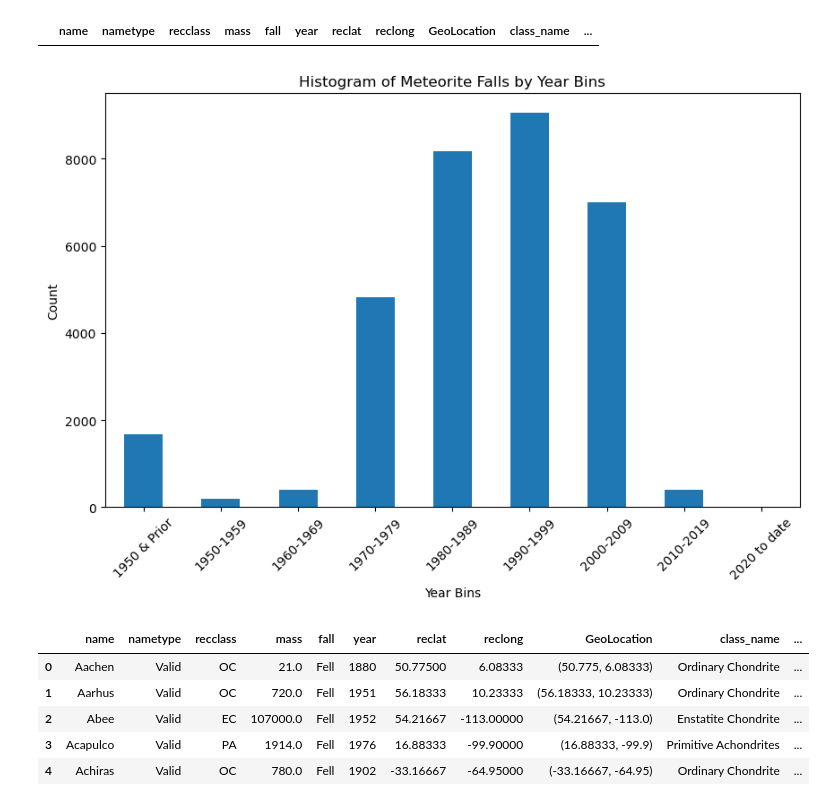
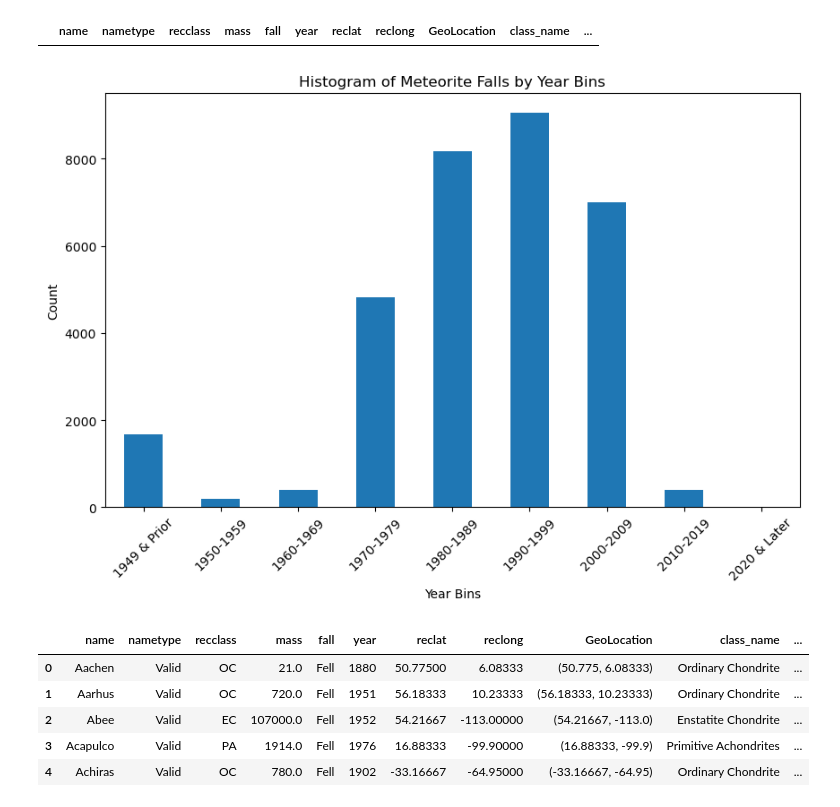
Before and after one commit to onemanlutta/Visualization-GeoJson-Leaflet-Plotly-Project, a Jupyter notebook: Maero/meteorite-landings.ipynb, the cells around one changed output. Cells and saved outputs as stored; diff of their text form; code cells hidden in the pictures.

Commit message:
changed year bin 1950 & Prior to 1949 & Prior and other comment changes

```diff
--- a/Maero/meteorite-landings.ipynb
+++ b/Maero/meteorite-landings.ipynb
@@ -464,27 +464,34 @@ memory usage: 2.9+ MB
 cleaned_df.loc[(cleaned_df['reclat'] == 0) & (cleaned_df['reclong'] == 0)]
 # %% [output]
 |  | name | nametype | recclass | mass | fall | year | reclat | reclong | GeoLocation | class_name | ... |
-# %%
-# 4.3 Create year bins / buckets
-# Define the bins for categorizing the years, extending the range to cover all possible years
-bins = [float('-inf'), 1950, 1960, 1970, 1980, 1990, 2000, 2010, 2020, float('inf')]
-labels = [f"{int(bins[i])}-{int(bins[i+1]-1)}" if bins[i] != float('-inf') and bins[i+1] != float('inf') else
-          (f"{int(bins[i+1])} & Prior" if bins[i] == float('-inf') else f"{int(bins[i])} to date")
-          for i in range(len(bins)-1)]
-
-# Categorize years into bins
-cleaned_df['year_bin'] = pd.cut(cleaned_df['year'], bins=bins, labels=labels)
-
-# Plot the histogram
-plt.figure(figsize=(10, 6))
-cleaned_df['year_bin'].value_counts(sort=False).plot(kind='bar')
-plt.xlabel('Year Bins')
-plt.ylabel('Count')
-plt.title('Histogram of Meteorite Falls by Year Bins')
-plt.xticks(rotation=45)
-plt.show()
-# %% [output]
-[figure, removed]
+# %%
+# 4.3 Create year bins / buckets
+# Define the bins for categorizing the years, extending the range to cover all possible years
+bins = [float('-inf'), 1950, 1960, 1970, 1980, 1990, 2000, 2010, 2020, float('inf')]
+
+# Create labels based on bins
+labels = []
+for i in range(len(bins) - 1):
+    if bins[i] == float('-inf'):
+        labels.append("1949 & Prior")
+    elif bins[i+1] == float('inf'):
+        labels.append(f"{int(bins[i])} & Later")
+    else:
+        labels.append(f"{int(bins[i])}-{int(bins[i+1])-1}")
+
+# Categorize years into bins
+cleaned_df['year_bin'] = pd.cut(cleaned_df['year'], bins=bins, labels=labels)
+
+# Plot the histogram
+plt.figure(figsize=(10, 6))
+cleaned_df['year_bin'].value_counts(sort=False).plot(kind='bar')
+plt.xlabel('Year Bins')
+plt.ylabel('Count')
+plt.title('Histogram of Meteorite Falls by Year Bins')
+plt.xticks(rotation=45)
+plt.show()
+# %% [output]
+[figure, added]
 # %%
 # Categorize years into bins
 cleaned_df['year_bin'] = pd.cut(cleaned_df['year'], bins=bins, labels=labels)
```
Also changed, not shown: parts of 20 cells of this notebook, 2 other files.
